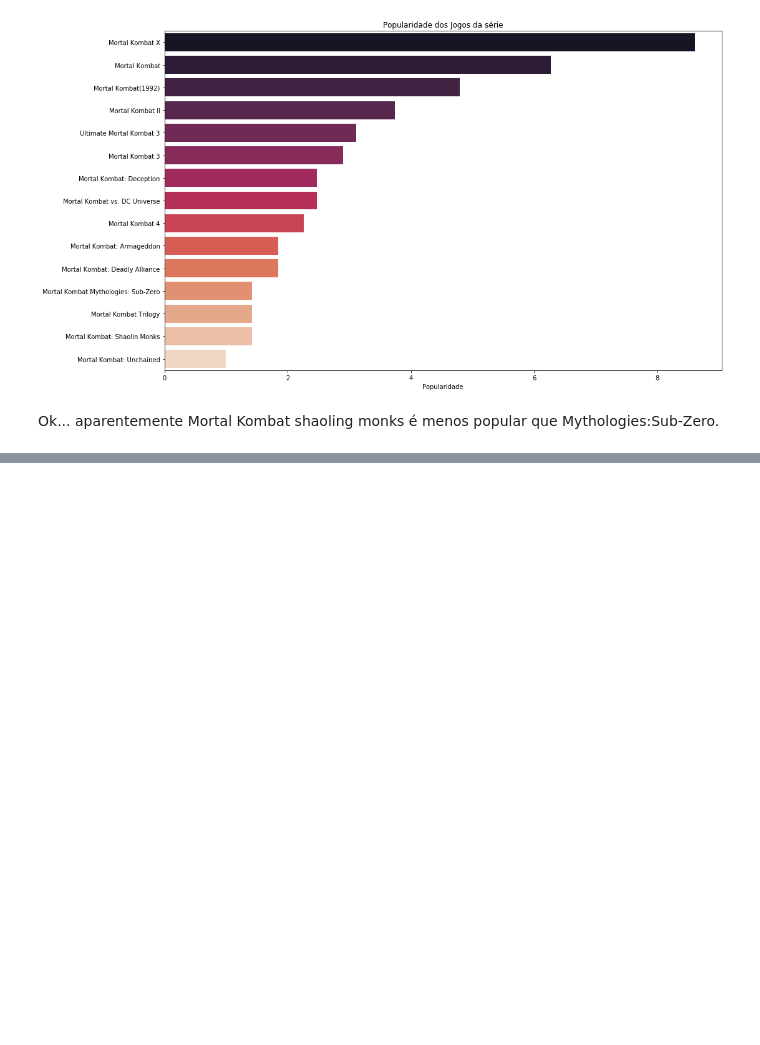
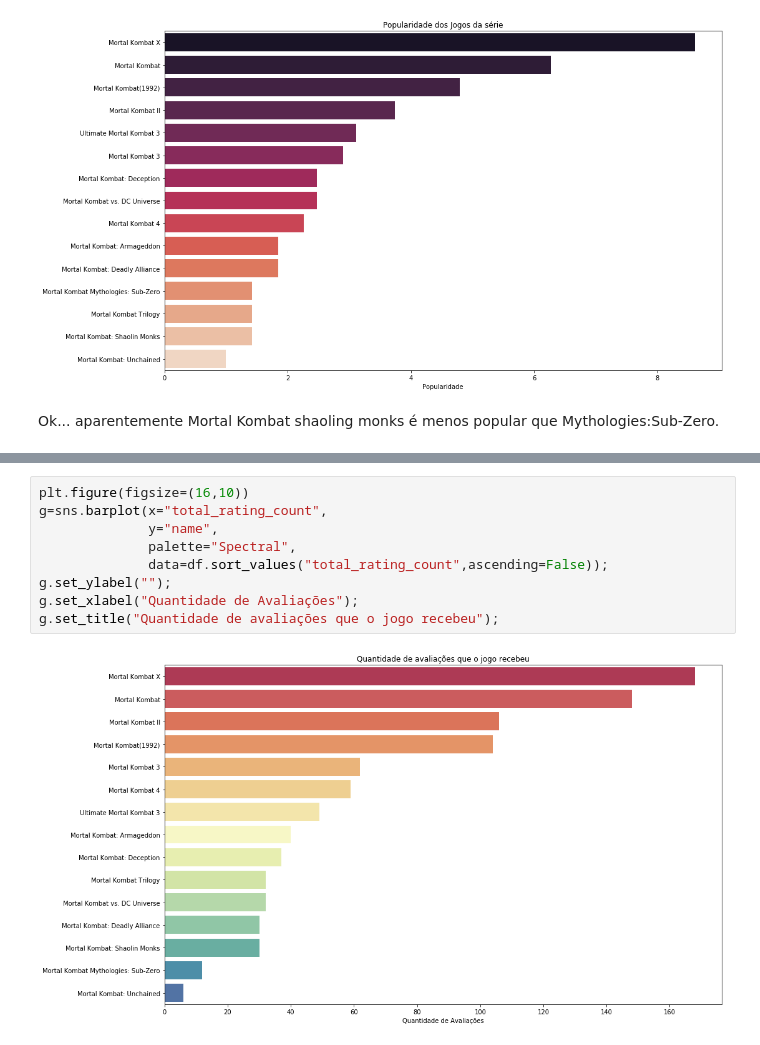
Before and after one commit to lorransr/mk_analysis, a Jupyter notebook: MK_analysis.ipynb, the cells around one changed output, grey strips where cells are left out. Saved outputs shown, nothing was run; the diff lists cells and outputs as text; blank space fills up the shorter version.

```diff
--- a/MK_analysis.ipynb
+++ b/MK_analysis.ipynb
@@ -440,0 +398,11 @@ df[df["name"]=="Mortal Kombat Mythologies: Sub-Zero"]
+# %%
+plt.figure(figsize=(16,10))
+g=sns.barplot(x="total_rating_count",
+              y="name",
+              palette="Spectral",
+              data=df.sort_values("total_rating_count",ascending=False));
+g.set_ylabel("");
+g.set_xlabel("Quantidade de Avaliações");
+g.set_title("Quantidade de avaliações que o jogo recebeu");
+# %% [output]
+[figure, added]
```
Also changed, not shown: parts of 10 cells of this notebook.
